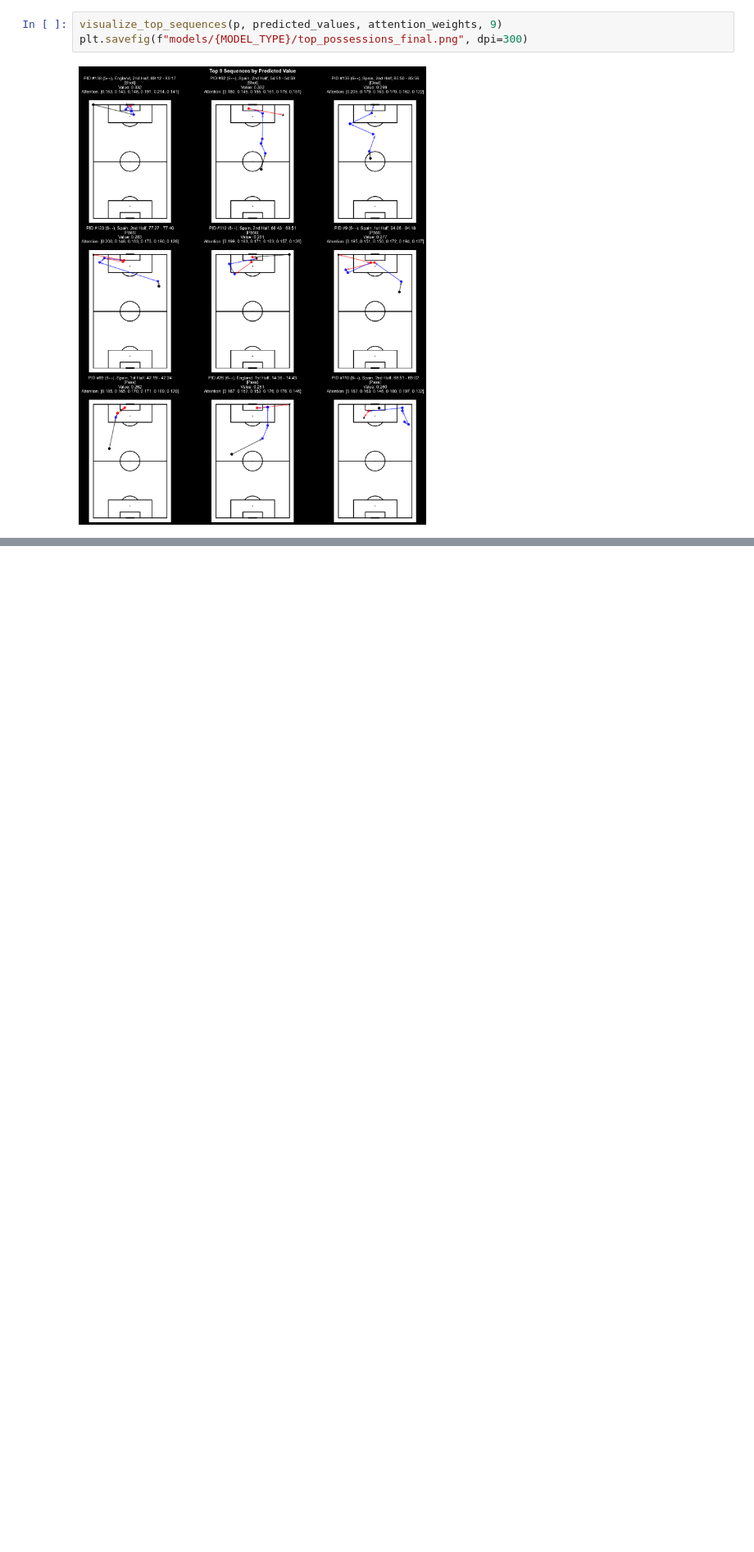
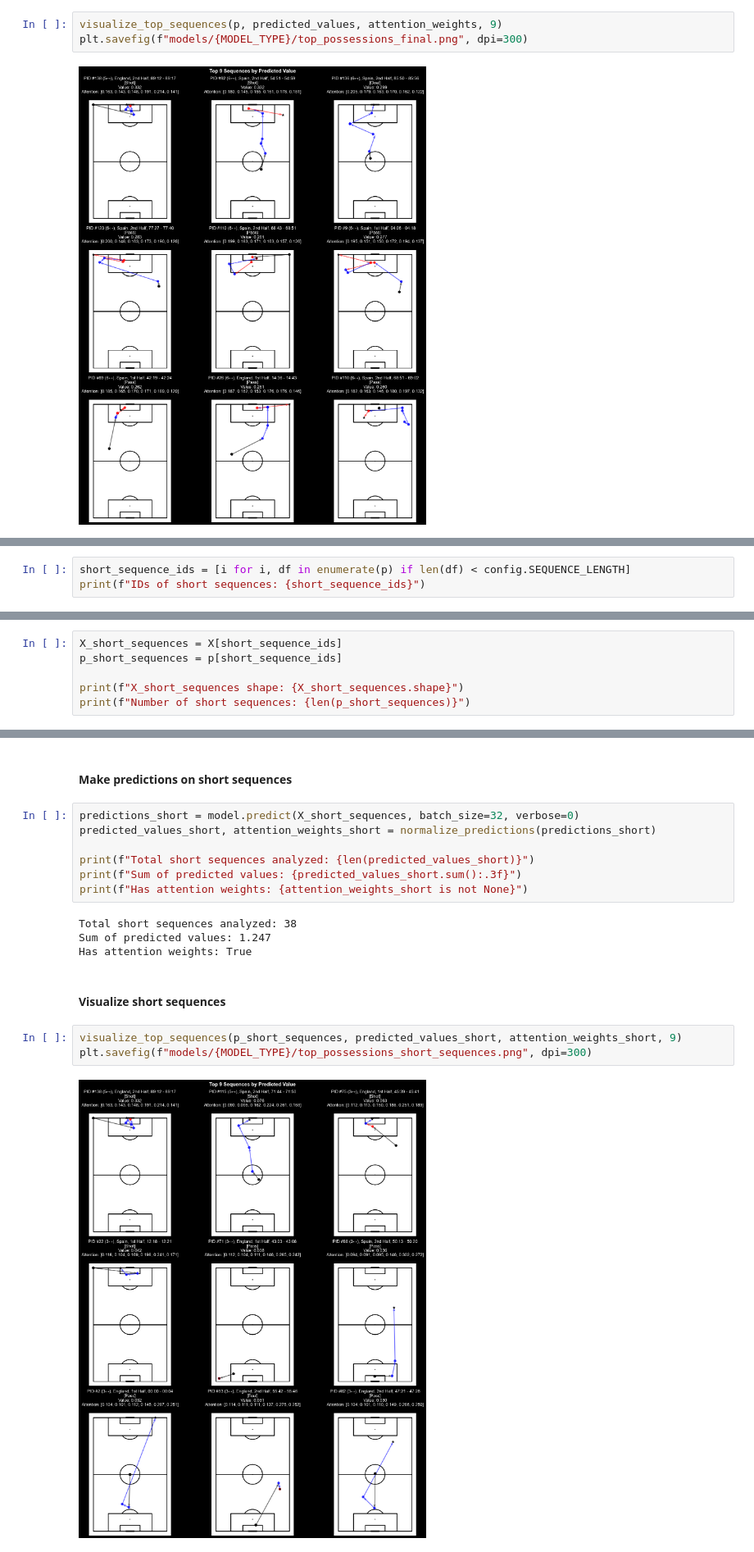
Before and after one commit to tmorcinek/statsbomb-scout, a Jupyter notebook: analysis_final_match.ipynb, the cells around one changed output, grey strips where cells are left out. Shown at 82% size. Saved outputs shown, nothing was run; the diff lists cells and outputs as text; blank space fills up the shorter version.

Commit message:
Adding analysis of short sequences in analysis_final_match.ipynb

```diff
--- a/analysis_final_match.ipynb
+++ b/analysis_final_match.ipynb
@@ -213,0 +225,3 @@ plt.savefig(f"models/{MODEL_TYPE}/top_possessions_final.png", dpi=300)
+# %%
+short_sequence_ids = [i for i, df in enumerate(p) if len(df) < config.SEQUENCE_LENGTH]
+print(f"IDs of short sequences: {short_sequence_ids}")
@@ -213,0 +232,6 @@ plt.savefig(f"models/{MODEL_TYPE}/top_possessions_final.png", dpi=300)
+# %%
+X_short_sequences = X[short_sequence_ids]
+p_short_sequences = p[short_sequence_ids]
+
+print(f"X_short_sequences shape: {X_short_sequences.shape}")
+print(f"Number of short sequences: {len(p_short_sequences)}")
@@ -213,0 +241,20 @@ plt.savefig(f"models/{MODEL_TYPE}/top_possessions_final.png", dpi=300)
+# %% [markdown]
+#### Make predictions on short sequences
+# %%
+predictions_short = model.predict(X_short_sequences, batch_size=32, verbose=0)
+predicted_values_short, attention_weights_short = normalize_predictions(predictions_short)
+
+print(f"Total short sequences analyzed: {len(predicted_values_short)}")
+print(f"Sum of predicted values: {predicted_values_short.sum():.3f}")
+print(f"Has attention weights: {attention_weights_short is not None}")
+# %% [output]
+Total short sequences analyzed: 38
+Sum of predicted values: 1.247
+Has attention weights: True
+# %% [markdown]
+#### Visualize short sequences
+# %%
+visualize_top_sequences(p_short_sequences, predicted_values_short, attention_weights_short, 9)
+plt.savefig(f"models/{MODEL_TYPE}/top_possessions_short_sequences.png", dpi=300)
+# %% [output]
+[figure, added]
```
Also changed, not shown: parts of 6 cells of this notebook, 1 other file.
